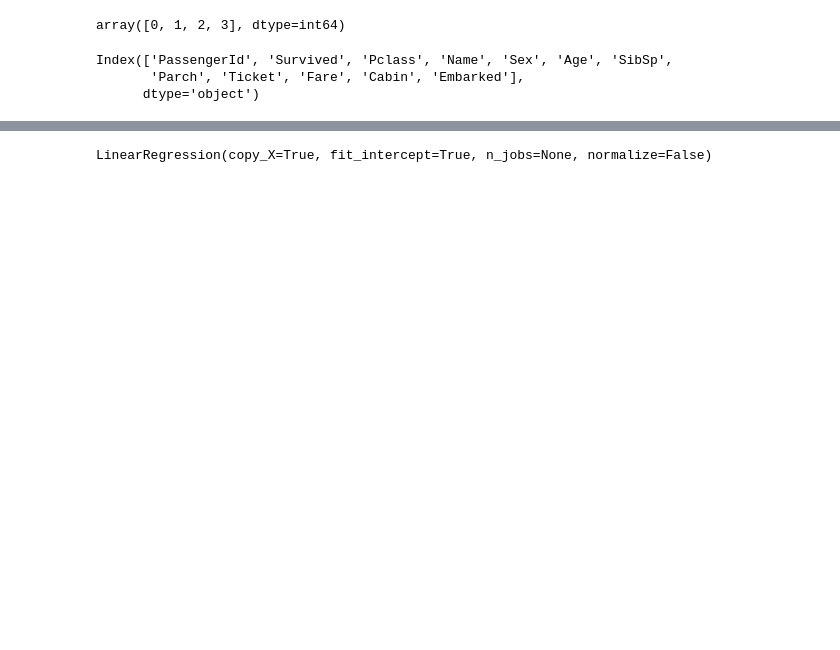
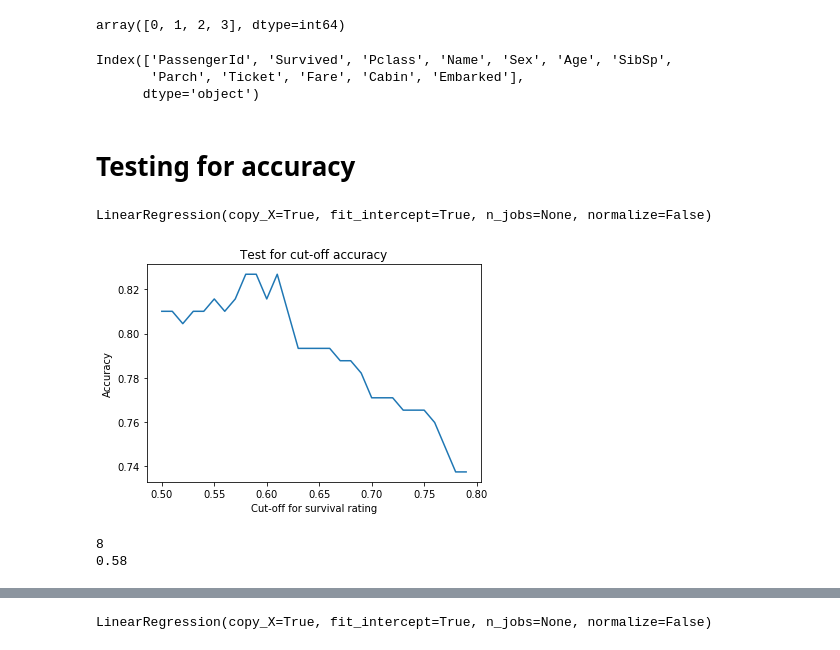
Before and after one commit to jamietsadler/Titanic_3, a Jupyter notebook: MLR.ipynb, the cells around one changed output, grey strips where cells are left out. Saved outputs shown, nothing was run; the diff lists cells and outputs as text; code cells hidden in the pictures; blank space fills up the shorter version.

Commit message:
Finishing up with the mlr, added testing for accuracy and results csv

```diff
--- a/MLR.ipynb
+++ b/MLR.ipynb
@@ -90,3 +64,11 @@ x_train = train_df[['Pclass', 'Sex', 'Age', 'SibSp', 'Fare', 'Embarked']]
 y_train = train_df['Survived']
 # %%
 lm = LinearRegression()
+# %% [markdown]
+# Testing for accuracy
+# %%
+x_tr_1, x_te_1, y_tr_1, y_te_1 = train_test_split(x_train, y_train, train_size=0.8)
+# %%
+lm.fit(x_tr_1, y_tr_1)
+# %% [output]
+LinearRegression(copy_X=True, fit_intercept=True, n_jobs=None, normalize=False)
@@ -92,0 +77,22 @@ lm = LinearRegression()
+# %%
+y_testing_predict = lm.predict(x_te_1)
+x_testing_acc = [i/100 for i in range(50,80)]
+y_testing_acc = []
+for j in range(50, 80):
+    k = j/100
+    y_testing_predict_int = [1 if i >k else 0 for i in y_testing_predict]
+    y_testing_acc.append(accuracy_score(y_te_1, y_testing_predict_int, normalize=True))
+# %%
+plt.plot(x_testing_acc, y_testing_acc)
+plt.xlabel('Cut-off for survival rating')
+plt.ylabel('Accuracy')
+plt.title('Test for cut-off accuracy')
+plt.show()
+# %% [output]
+[figure, added]
+# %%
+print(y_testing_acc.index(max(y_testing_acc)))
+print(x_testing_acc[8])
+# %% [output]
+8
+0.58
```
Also changed, not shown: parts of 15 cells of this notebook, 1 other file.
